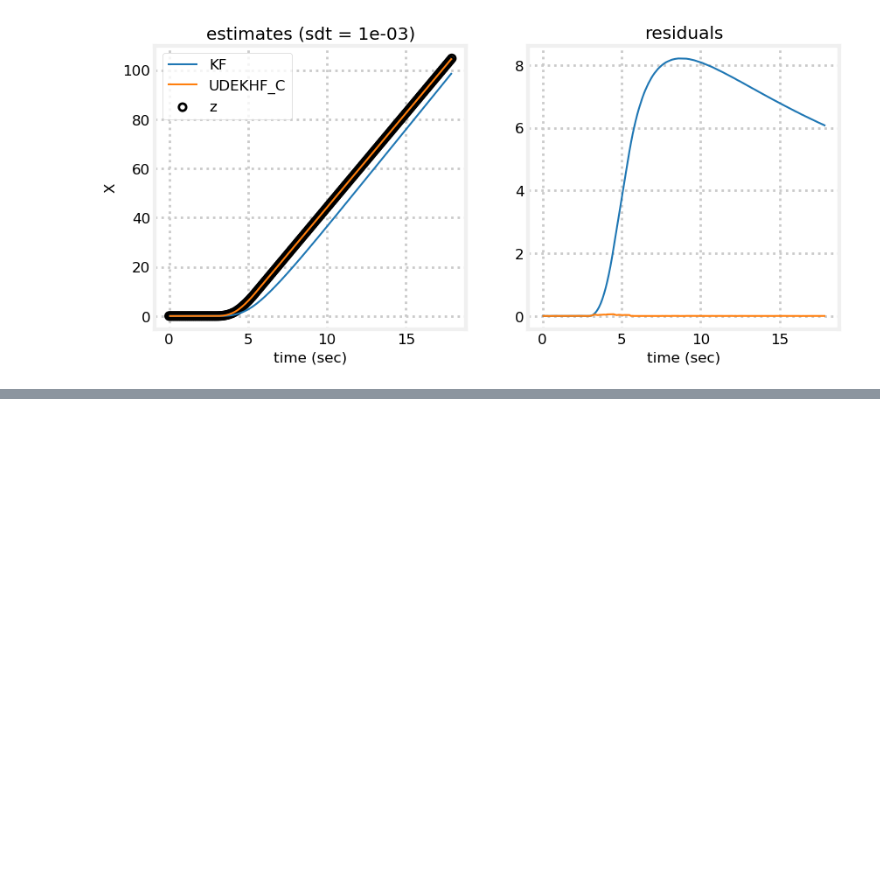
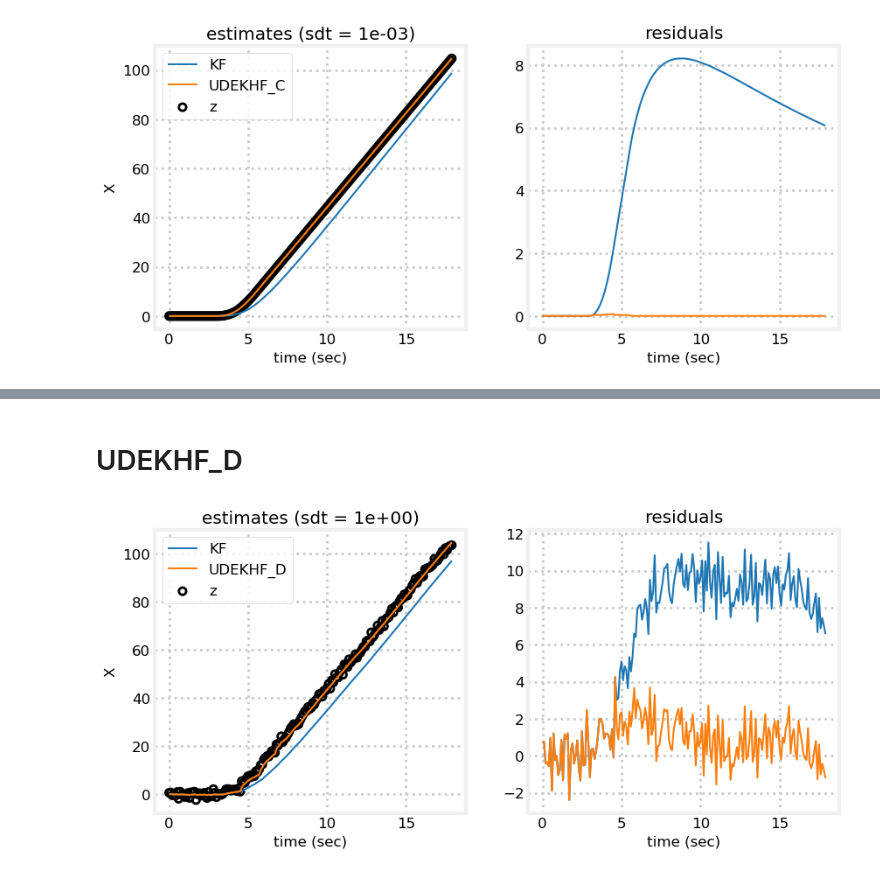
Before and after one commit to shkolnick-kun/kalman_h_infinity_filters, a Jupyter notebook: TestLinear2d.ipynb, the cells around one changed output, grey strips where cells are left out. Cells and saved outputs as stored; diff of their text form; code cells hidden in the pictures; blank space fills up the shorter version.

```diff
--- a/TestLinear2d.ipynb
+++ b/TestLinear2d.ipynb
@@ -476,0 +481,6 @@ compare_residual_charts(dt, .001, UDEKHF_C, 'UDEKHF_C')
+# %% [markdown]
+# UDEKHF_D
+# %%
+compare_residual_charts(dt, 1., UDEKHF_D, 'UDEKHF_D')
+# %% [output]
+[figure, added]
```
Also changed, not shown: parts of 24 cells of this notebook, 1 other file.
